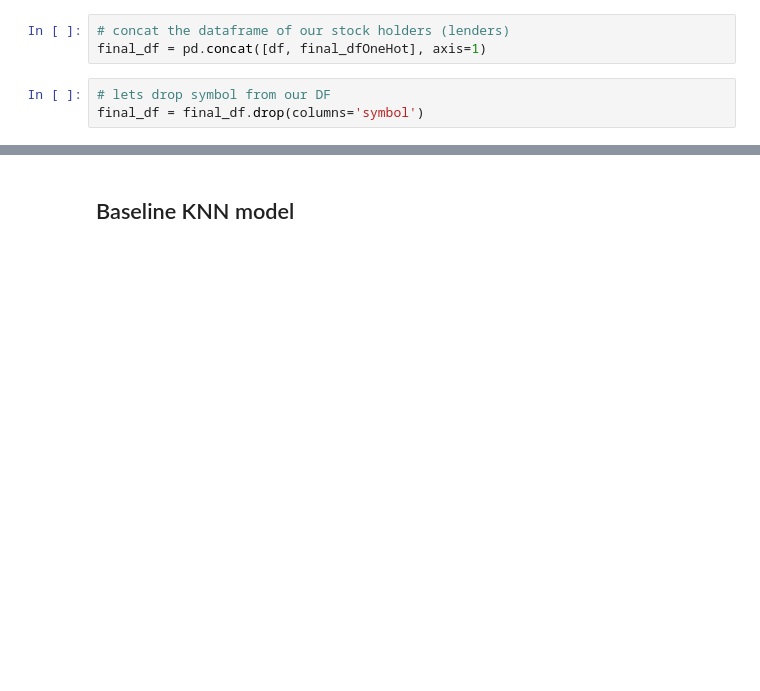
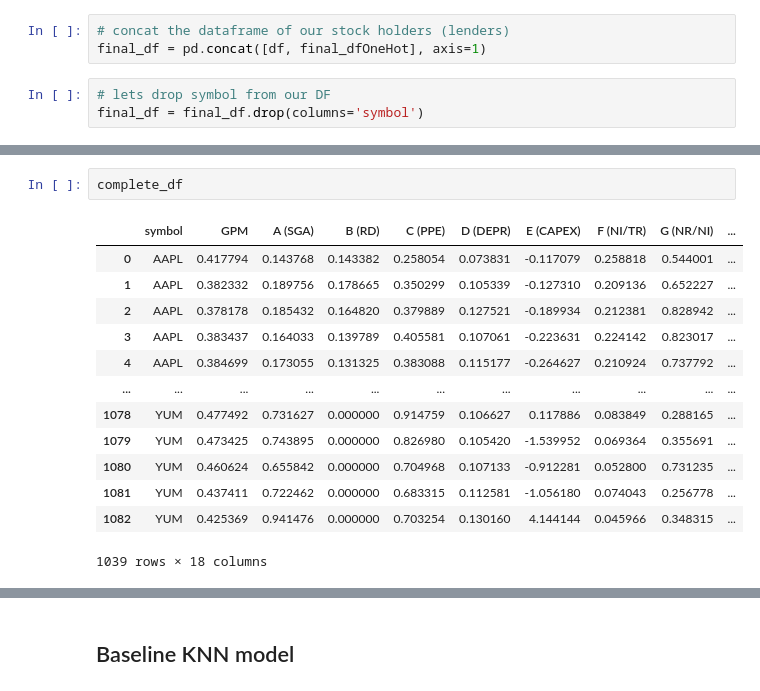
Before and after one commit to munjik/wbanalysis, a Jupyter notebook: notebooks/warren_buffet.ipynb, the cells around one changed output, grey strips where cells are left out. Saved outputs shown, nothing was run; the diff lists cells and outputs as text; blank space fills up the shorter version.

```diff
--- a/notebooks/warren_buffet.ipynb
+++ b/notebooks/warren_buffet.ipynb
@@ -380,0 +261,16 @@ X.shape
+# %%
+complete_df
+# %% [output]
+|  | symbol | GPM | A (SGA) | B (RD) | C (PPE) | D (DEPR) | E (CAPEX) | F (NI/TR) | G (NR/NI) | ... |
+| 0 | AAPL | 0.417794 | 0.143768 | 0.143382 | 0.258054 | 0.073831 | -0.117079 | 0.258818 | 0.544001 | ... |
+| 1 | AAPL | 0.382332 | 0.189756 | 0.178665 | 0.350299 | 0.105339 | -0.127310 | 0.209136 | 0.652227 | ... |
+| 2 | AAPL | 0.378178 | 0.185432 | 0.164820 | 0.379889 | 0.127521 | -0.189934 | 0.212381 | 0.828942 | ... |
+| 3 | AAPL | 0.383437 | 0.164033 | 0.139789 | 0.405581 | 0.107061 | -0.223631 | 0.224142 | 0.823017 | ... |
+| 4 | AAPL | 0.384699 | 0.173055 | 0.131325 | 0.383088 | 0.115177 | -0.264627 | 0.210924 | 0.737792 | ... |
+| ... | ... | ... | ... | ... | ... | ... | ... | ... | ... | ... |
+| 1078 | YUM | 0.477492 | 0.731627 | 0.000000 | 0.914759 | 0.106627 | 0.117886 | 0.083849 | 0.288165 | ... |
+| 1079 | YUM | 0.473425 | 0.743895 | 0.000000 | 0.826980 | 0.105420 | -1.539952 | 0.069364 | 0.355691 | ... |
+| 1080 | YUM | 0.460624 | 0.655842 | 0.000000 | 0.704968 | 0.107133 | -0.912281 | 0.052800 | 0.731235 | ... |
+| 1081 | YUM | 0.437411 | 0.722462 | 0.000000 | 0.683315 | 0.112581 | -1.056180 | 0.074043 | 0.256778 | ... |
+| 1082 | YUM | 0.425369 | 0.941476 | 0.000000 | 0.703254 | 0.130160 | 4.144144 | 0.045966 | 0.348315 | ... |
+1039 rows × 18 columns
```
Also changed, not shown: parts of 70 cells of this notebook, 2 other files.
